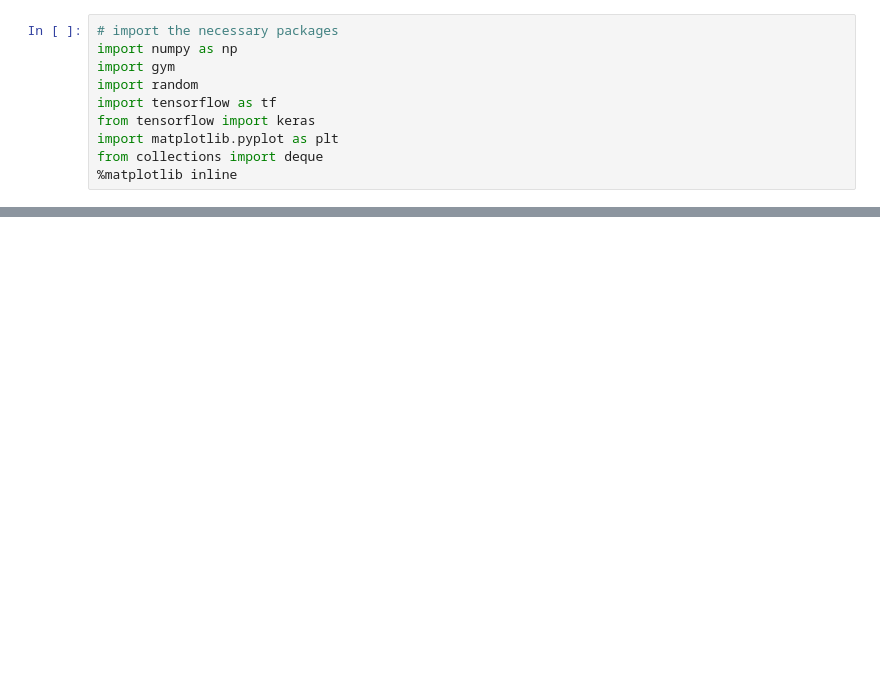
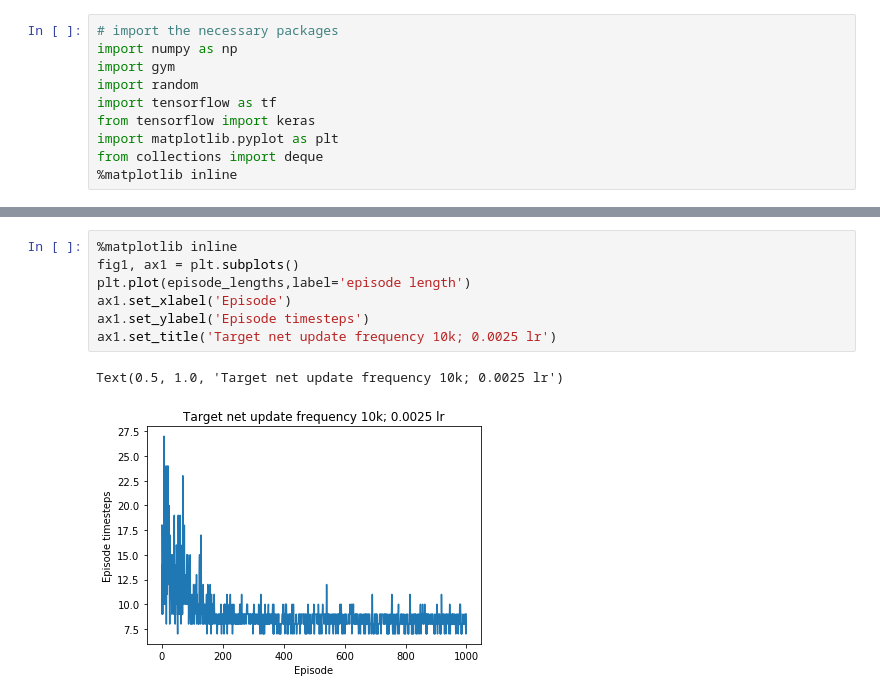
Before and after one commit to hcarlens/DQN, a Jupyter notebook: Simple_DQN_on_Cartpole.ipynb, the cells around one changed output, grey strips where cells are left out. Cells and saved outputs as stored; diff of their text form; blank space fills up the shorter version.

```diff
--- a/Simple_DQN_on_Cartpole.ipynb
+++ b/Simple_DQN_on_Cartpole.ipynb
@@ -156,0 +151,10 @@ plt.legend(loc='upper left')
+# %%
+%matplotlib inline
+fig1, ax1 = plt.subplots()
+plt.plot(episode_lengths,label='episode length')
+ax1.set_xlabel('Episode')
+ax1.set_ylabel('Episode timesteps')
+ax1.set_title('Target net update frequency 10k; 0.0025 lr')
+# %% [output]
+Text(0.5, 1.0, 'Target net update frequency 10k; 0.0025 lr')
+[figure, added]
```
Also changed, not shown: parts of 7 cells of this notebook.
